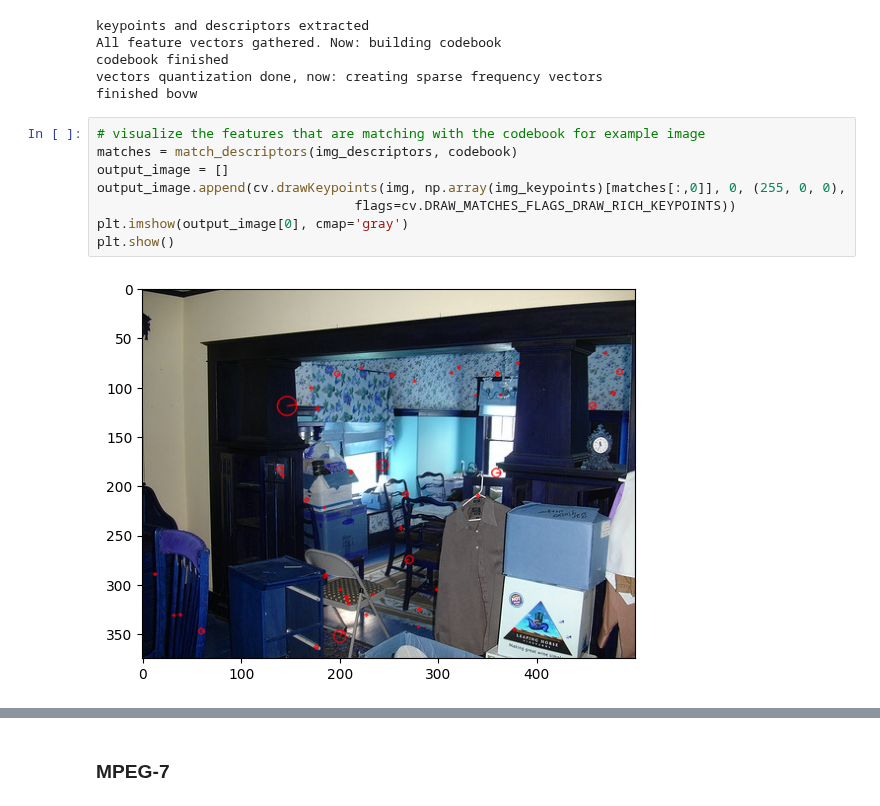
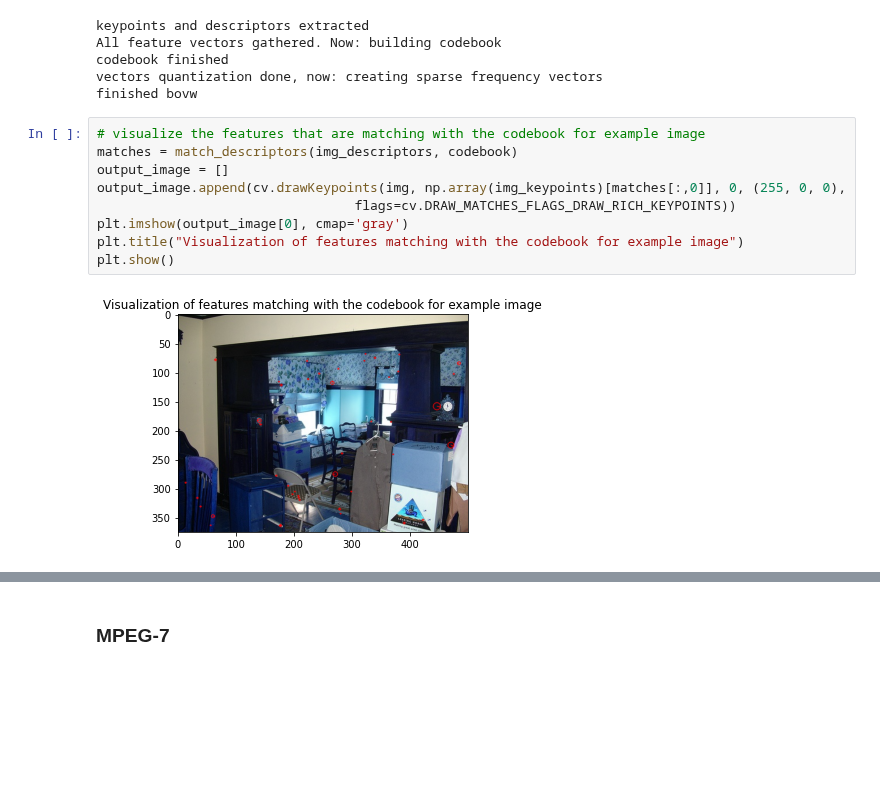
Before and after one commit to Revanchist317/ATiML-Project, a Jupyter notebook: PASCAL_constrained_clustering.ipynb, the cells around one changed output, grey strips where cells are left out. Saved outputs shown, nothing was run; the diff lists cells and outputs as text; blank space fills up the shorter version.

```diff
--- a/PASCAL_constrained_clustering.ipynb
+++ b/PASCAL_constrained_clustering.ipynb
@@ -408,13 +409,14 @@ finished bovw
 # %%
 # visualize the features that are matching with the codebook for example image
 matches = match_descriptors(img_descriptors, codebook)
 output_image = []
 output_image.append(cv.drawKeypoints(img, np.array(img_keypoints)[matches[:,0]], 0, (255, 0, 0),
                                  flags=cv.DRAW_MATCHES_FLAGS_DRAW_RICH_KEYPOINTS))
 plt.imshow(output_image[0], cmap='gray')
+plt.title("Visualization of features matching with the codebook for example image")
 plt.show()
 # %% [output]
-[figure, old version]
+[figure, new version]
 # %%
 # visualization of frequencies of vocabs in the codebook for a single image
 sample_ind = 10
```
Also changed, not shown: parts of 31 cells of this notebook.
